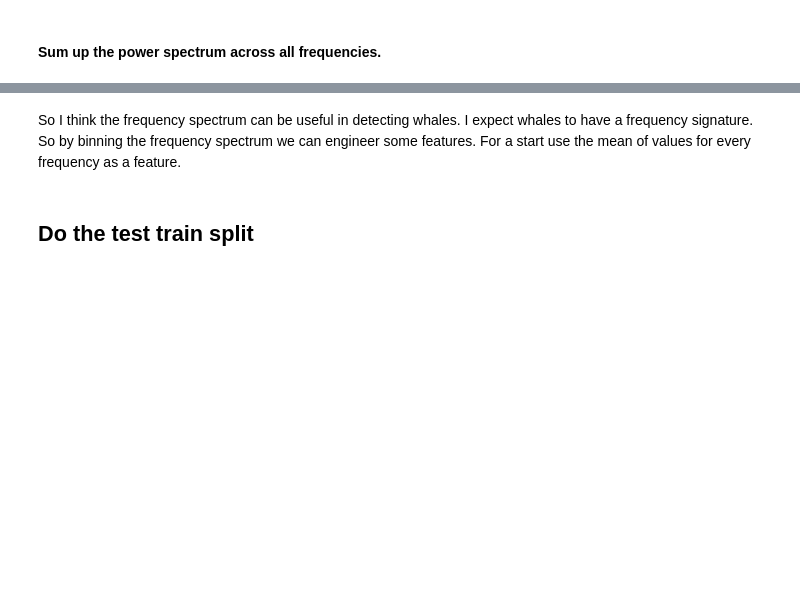
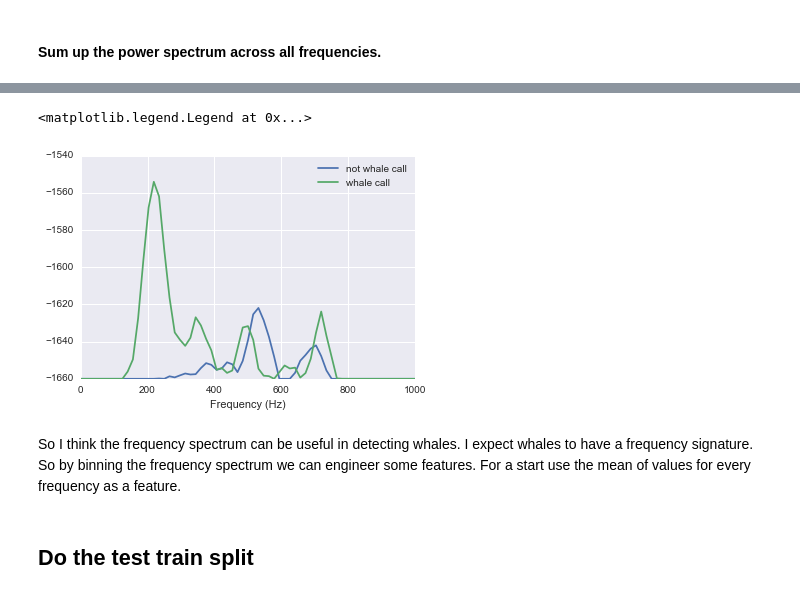
Before and after one commit to richkylet/kaggleContests, a Jupyter notebook: whale_sounds/WhaleSounds.ipynb, the cells around one changed output, grey strips where cells are left out. Drawn from its saved outputs; the diff is of its cells as text; code cells hidden in the pictures; blank space fills up the shorter version.

```diff
--- a/whale_sounds/WhaleSounds.ipynb
+++ b/whale_sounds/WhaleSounds.ipynb
@@ -116,3 +141,10 @@ plt.plot(f[:128], np.sum(Sxx[:128,:], axis = 1))
+# %%
+plt.plot(f, np.sum(Sxx_neg, axis = 1), f, np.sum(Sxx_pos, axis = 1))
+plt.xlabel('Frequency (Hz)')
+plt.legend(['not whale call', 'whale call'])
+# %% [output]
+<matplotlib.legend.Legend at 0x...>
+[figure, added]
 # %% [markdown]
 So I think the frequency spectrum can be useful in detecting whales. I expect whales to have a frequency signature. So by binning the frequency spectrum we can engineer some features. For a start use the mean of values for every frequency as a feature.
 # %% [markdown]
```
Also changed, not shown: parts of 22 cells of this notebook.
